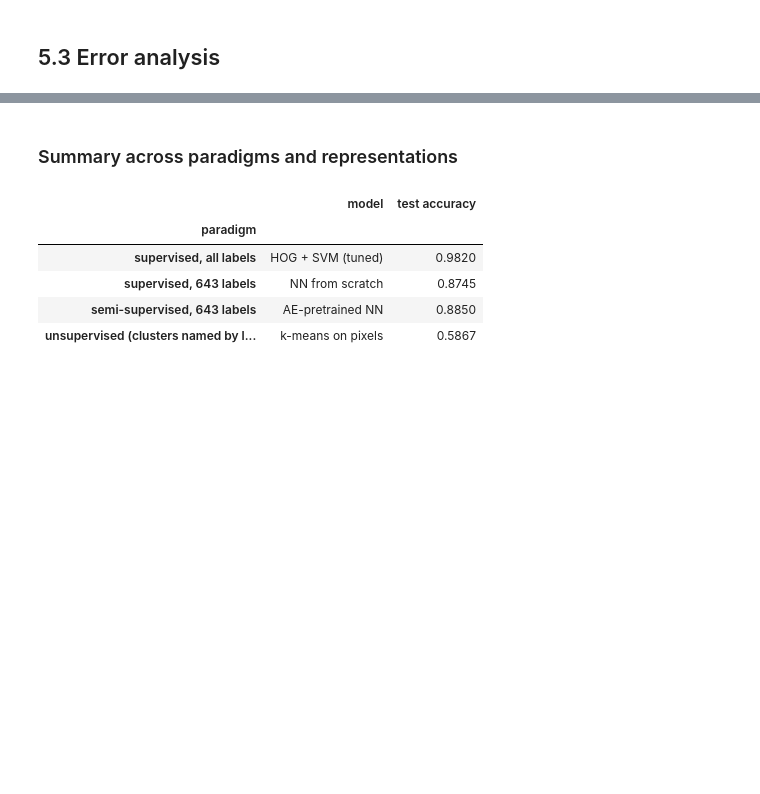
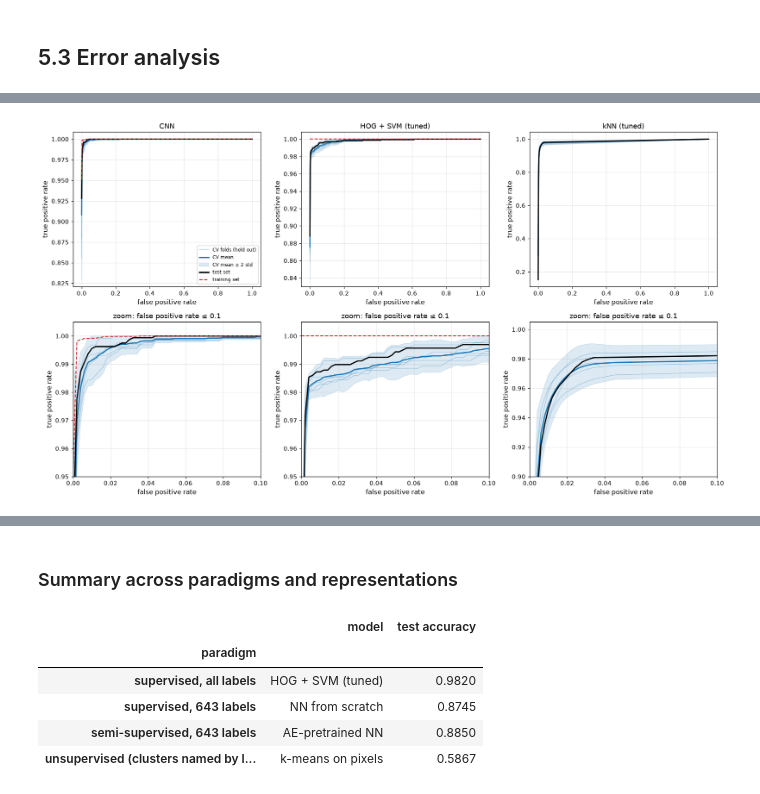
Before and after one commit to BRohit31/Handwritten-Image-Classification, a Jupyter notebook: main.ipynb, the cells around one changed output, grey strips where cells are left out. Drawn from its saved outputs; the diff is of its cells as text; code cells hidden in the pictures; blank space fills up the shorter version.

```diff
--- a/main.ipynb
+++ b/main.ipynb
@@ -1254,0 +1261,15 @@ plt.tight_layout(); save_fig('confusion', fig); plt.show()
+# %%
+def class_scores(model, X):
+    """(N, 10) per-class scores: probabilities if the model has them, else SVM decision values."""
+    if hasattr(model, 'predict_proba'):
+        return np.asarray(model.predict_proba(X))
+    return np.asarray(model.decision_function(X))
+
+# this definition is included here and not in metrics as we wanted to compare performances on train and test sets
+def macro_roc(y_true, sc, grid=np.linspace(0, 1, 500)):
+    """Macro-averaged one-vs-rest ROC curve: mean TPR over the 10 classes on a common FPR grid."""
+    tprs = []
+    for c in range(sc.shape[1]):
+        fpr, tpr, _ = roc_curve(y_true == c, sc[:, c])
+        tprs.append(np.interp(grid, fpr, tpr))
+    return grid, np.mean(tprs, axis=0)
@@ -1254,0 +1360,27 @@ plt.tight_layout(); save_fig('confusion', fig); plt.show()
+# %%
+grid = np.linspace(0, 1, 500)
+fig, axes = plt.subplots(2, len(roc_models), figsize=(5.4 * len(roc_models), 9), squeeze=False)
+for j, n in enumerate(roc_models):
+    fold_tprs = np.array([macro_roc(yt, sc, grid)[1] for yt, sc in cv_roc[n]])
+    mean, sd = fold_tprs.mean(0), fold_tprs.std(0, ddof=1)
+    tpr_test = macro_roc(y_test, scores[n], grid)[1]
+    for ax in axes[:, j]:
+        for k, t in enumerate(fold_tprs):
+            ax.plot(grid, t, color='tab:blue', alpha=0.3, lw=1, label='CV folds (held out)' if k == 0 else None)
+        ax.plot(grid, mean, color='tab:blue', lw=2, label='CV mean')
+        ax.fill_between(grid, mean - 2 * sd, np.minimum(mean + 2 * sd, 1), color='tab:blue', alpha=0.15,
+                        label='CV mean ± 2 std')
+        ax.plot(grid, tpr_test, color='black', lw=2, label='test set')
+        if n in train_scores:
+            ax.plot(grid, macro_roc(y_train, train_scores[n], grid)[1], color='tab:red', ls='--', lw=1.5,
+                    label='training set')
+        ax.grid(alpha=0.3); ax.set_xlabel('false positive rate'); ax.set_ylabel('true positive rate')
+    axes[0, j].set_title(n)
+    i01 = np.searchsorted(grid, 0.1)                       # zoom window adapts to the model's TPR at FPR = 0.1
+    lo = min(mean[i01], tpr_test[i01]) - 0.03
+    axes[1, j].set_xlim(0, 0.1); axes[1, j].set_ylim(max(0.0, np.floor(lo * 20) / 20), 1.005)
+    axes[1, j].set_title('zoom: false positive rate ≤ 0.1')
+axes[0, 0].legend(loc='lower right', fontsize=8)
+plt.tight_layout(); save_fig('roc_consistency', fig); plt.show()
+# %% [output]
+[figure, added]
```
Also changed, not shown: parts of 18 cells of this notebook.
